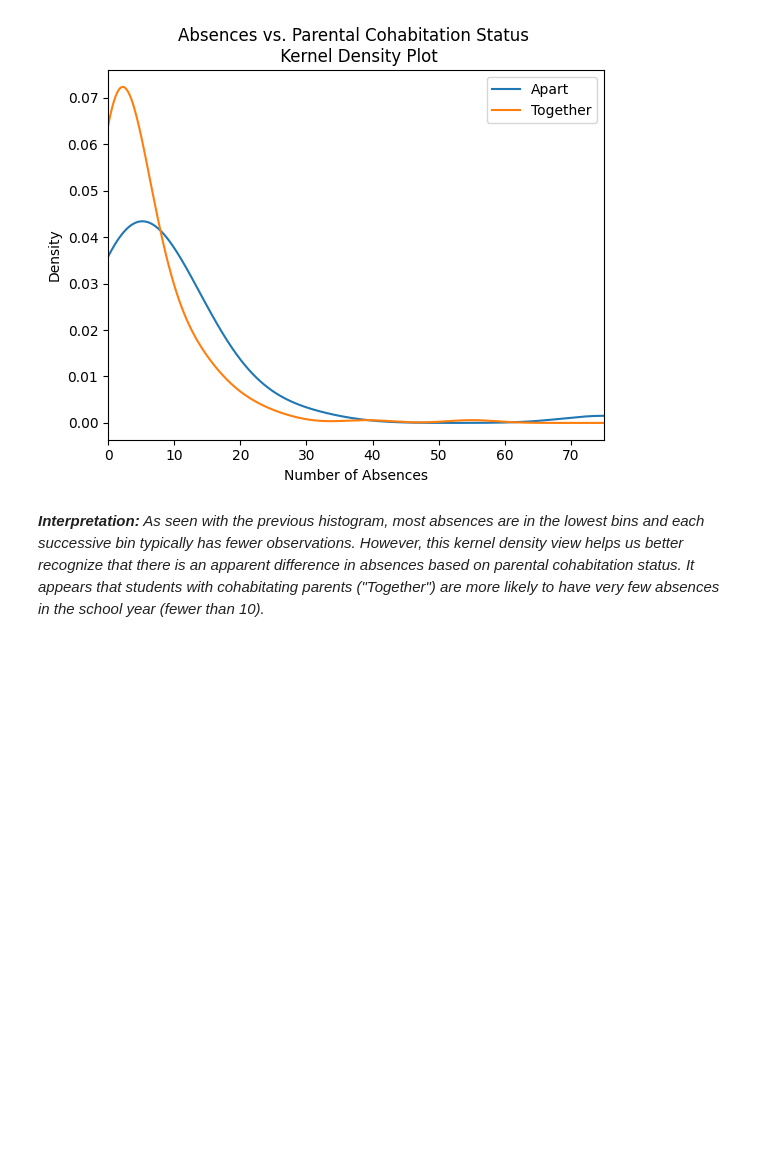
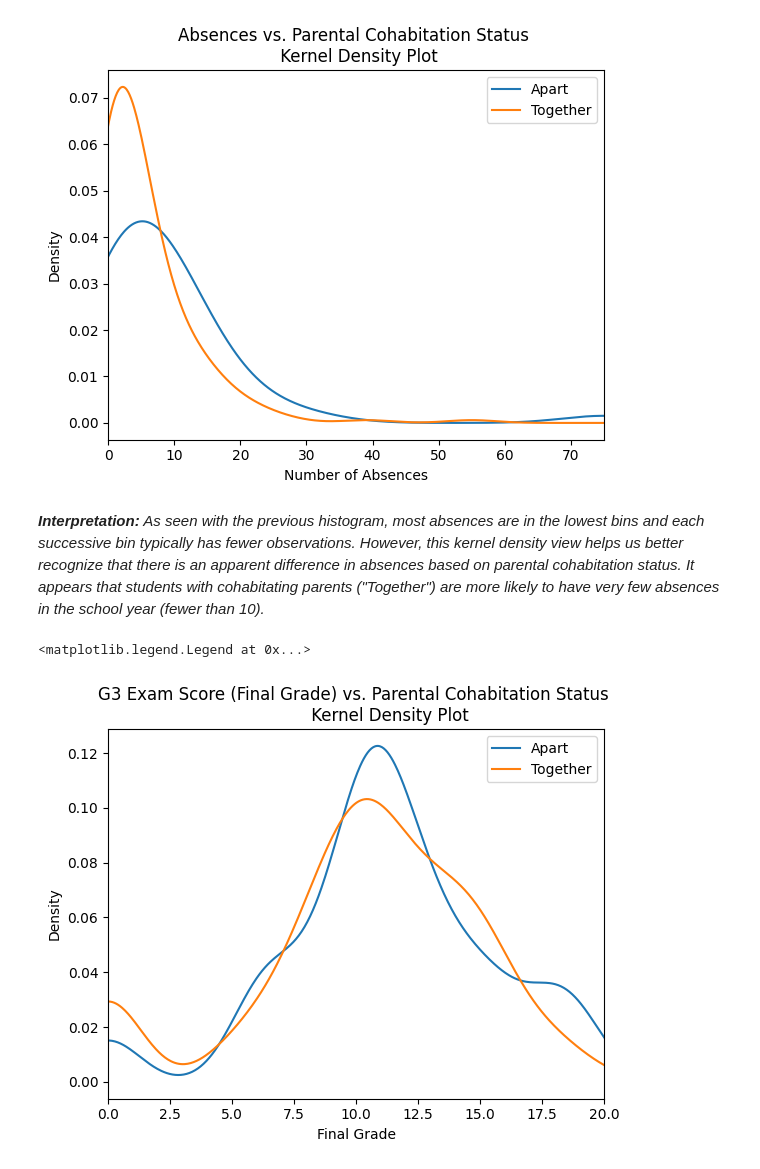
Before and after one commit to trevorlillywhite/HW-4---NCSU-ST-554---Trevor-Lillywhite, a Jupyter notebook: HW4_ST_554_Trevor_Lillywhite.ipynb, the cells around one changed output. Cells and saved outputs as stored; diff of their text form; code cells hidden in the pictures; blank space fills up the shorter version.

Commit message:
Finished Numeric Variables in Task 1. Still need to do Categorical Variables and other Numerical Variables plot (scatterplot).

```diff
--- a/HW4_ST_554_Trevor_Lillywhite.ipynb
+++ b/HW4_ST_554_Trevor_Lillywhite.ipynb
@@ -492,16 +492,15 @@ plt.legend()
 _**Interpretation:** As seen with the previous histogram, most absences are in the lowest bins and each successive bin typically has fewer observations. However, this kernel density view helps us better recognize that there is an apparent difference in absences based on parental cohabitation status. It appears that students with cohabitating parents ("Together") are more likely to have very few absences in the school year (fewer than 10)._
 # %%
 # Plot density kernel function of G3 vs. Pstatus
-df_G3_Pstatus_A.plot.hist(bins=bin_structure_G3,
-                                edgecolor='white',
-                                alpha=0.7,
-                                zorder=1,
+df_G3_Pstatus_A.plot.density(bw_method = 0.3,
                                 label='Apart')
-df_G3_Pstatus_T.plot.hist(bins=bin_structure_G3,
-                                edgecolor='white',
-                                alpha=0.5,
-                                zorder=0,
+df_G3_Pstatus_T.plot.density(bw_method = 0.3,
                                 label='Together')
-plt.title('G3 Exam Score (Final Grade) vs. Parental Cohabitation Status')
+plt.title('G3 Exam Score (Final Grade) vs. Parental Cohabitation Status \n \
+            Kernel Density Plot')
 plt.xlabel('Final Grade')
+plt.xlim(0, 20)
 plt.legend()
+# %% [output]
+<matplotlib.legend.Legend at 0x...>
+[figure, added]
```
Also changed, not shown: parts of 9 cells of this notebook.
